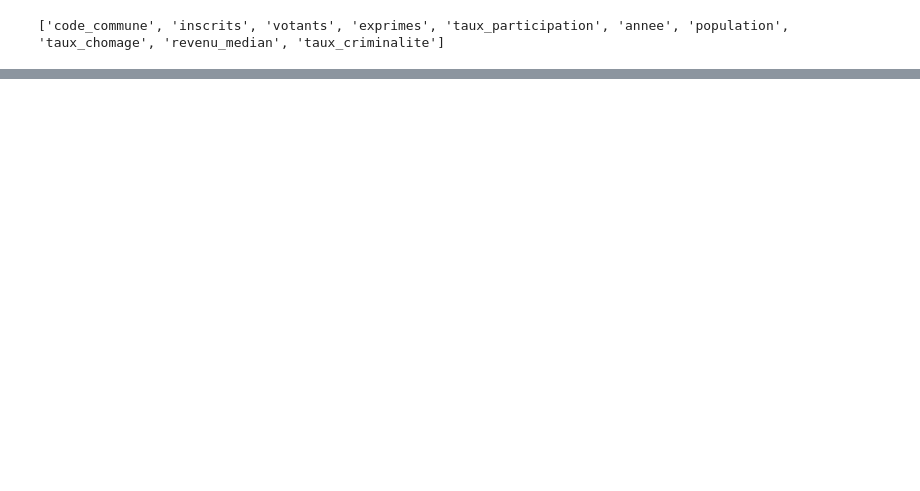
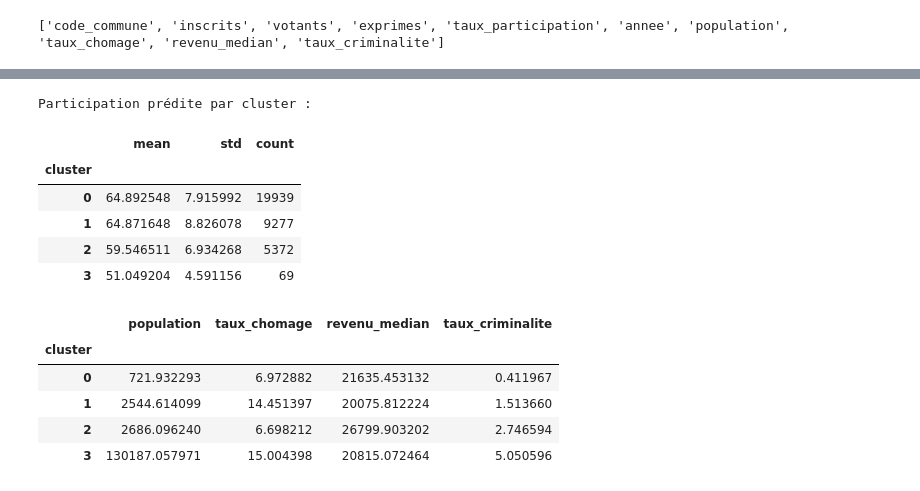
Before and after one commit to ismail0133/MsprData, a Jupyter notebook: analysis_municipales_2032.2.ipynb, the cells around one changed output, grey strips where cells are left out. Saved outputs shown, nothing was run; the diff lists cells and outputs as text; code cells hidden in the pictures; blank space fills up the shorter version.

```diff
--- a/analysis_municipales_2032.2.ipynb
+++ b/analysis_municipales_2032.2.ipynb
@@ -1046,0 +1026,44 @@ Top 10 des communes avec la plus faible participation prédite en 2032 :
+# %%
+from sklearn.cluster import KMeans
+from sklearn.preprocessing import StandardScaler
+
+# Prendre les données de 2026 sans NaN
+cluster_data = elections[elections['annee'] == 2026][['code_commune', 'population', 'taux_chomage', 'revenu_median', 'taux_criminalite']].dropna().copy()
+
+# Normaliser les variables (important pour k‑moyennes)
+scaler = StandardScaler()
+features_cluster = ['population', 'taux_chomage', 'revenu_median', 'taux_criminalite']
+cluster_scaled = scaler.fit_transform(cluster_data[features_cluster])
+
+# Appliquer k‑moyennes (ex: 4 clusters)
+kmeans = KMeans(n_clusters=4, random_state=42, n_init=10)
+clusters = kmeans.fit_predict(cluster_scaled)
+
+# Ajouter les clusters dans le même DataFrame cluster_data
+cluster_data['cluster'] = clusters
+
+# Maintenant, joindre ces clusters à resultats (qui contient les prédictions 2032)
+resultats = resultats.merge(cluster_data[['code_commune', 'cluster']], on='code_commune', how='left')
+
+# Statistiques de participation par cluster
+cluster_stats = resultats.groupby('cluster')['taux_2032_pred'].agg(['mean', 'std', 'count'])
+print("Participation prédite par cluster :")
+display(cluster_stats)
+
+# Profil moyen de chaque cluster (valeurs originales)
+cluster_profil = cluster_data.groupby('cluster')[features_cluster].mean()
+display(cluster_profil)
+# %% [output]
+Participation prédite par cluster :
+|  | mean | std | count |
+| cluster |  |  |  |
+| 0 | 64.892548 | 7.915992 | 19939 |
+| 1 | 64.871648 | 8.826078 | 9277 |
+| 2 | 59.546511 | 6.934268 | 5372 |
+| 3 | 51.049204 | 4.591156 | 69 |
+|  | population | taux_chomage | revenu_median | taux_criminalite |
+| cluster |  |  |  |  |
+| 0 | 721.932293 | 6.972882 | 21635.453132 | 0.411967 |
+| 1 | 2544.614099 | 14.451397 | 20075.812224 | 1.513660 |
+| 2 | 2686.096240 | 6.698212 | 26799.903202 | 2.746594 |
+| 3 | 130187.057971 | 15.004398 | 20815.072464 | 5.050596 |
```
Also changed, not shown: parts of 33 cells of this notebook, 8 other files.
